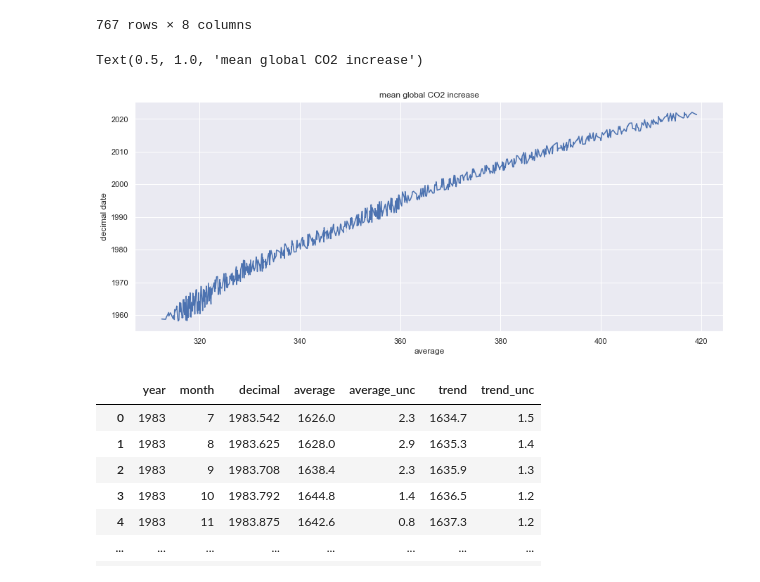
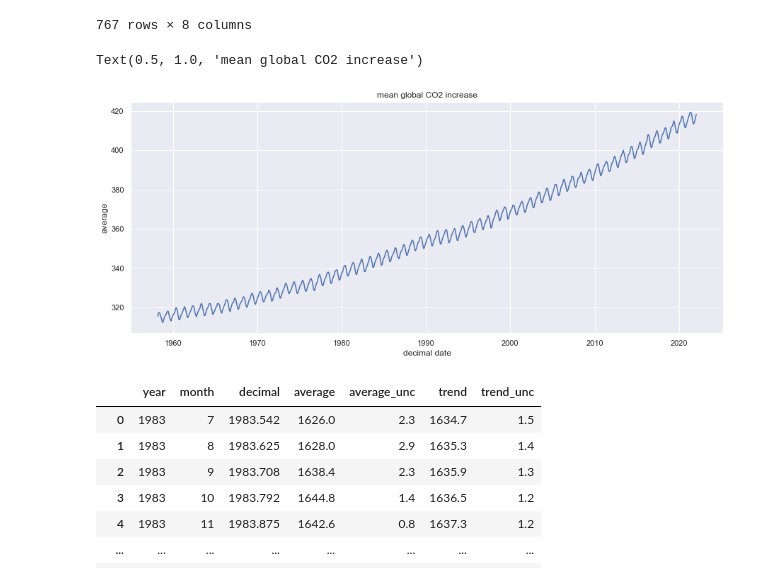
Before and after one commit to dafnep/ML-Climate-Final-Project-Template, a Jupyter notebook: src/data.ipynb, the cells around one changed output. Cells and saved outputs as stored; diff of their text form; code cells hidden in the pictures.

Commit message:
more data

```diff
--- a/src/data.ipynb
+++ b/src/data.ipynb
@@ -91,7 +91,7 @@ plt.title('mean global temperature increase')
 Text(0.5, 1.0, 'mean global temperature increase')
 [figure]
 # %%
-C02 = "Downloads/co2_mm_mlo2.csv"
+C02 = "../data/co2_mm_mlo2.csv"
 # %%
 data = pd.read_csv(C02 , on_bad_lines='skip')
 # %%
@@ -113,11 +113,11 @@ data
 # %%
 sns.set_theme(style="darkgrid")
 f, ax = plt.subplots(figsize=(15, 6))
 
 # Plot the responses for different events and regions
-sns.lineplot(x="average", y="decimal date" ,ax=ax , data = data)
+sns.lineplot(x="decimal date", y="average" ,ax=ax , data = data)
 plt.title('mean global CO2 increase')
 # %% [output]
 Text(0.5, 1.0, 'mean global CO2 increase')
-[figure, old version]
+[figure, new version]
 # %%
```
Also changed, not shown: parts of 4 cells of this notebook, 4 other files.
